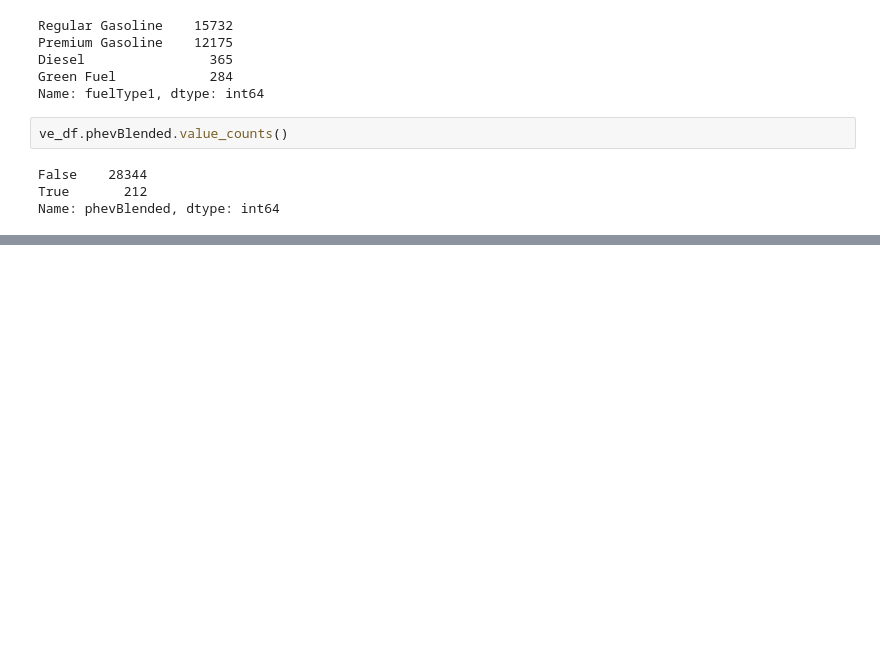
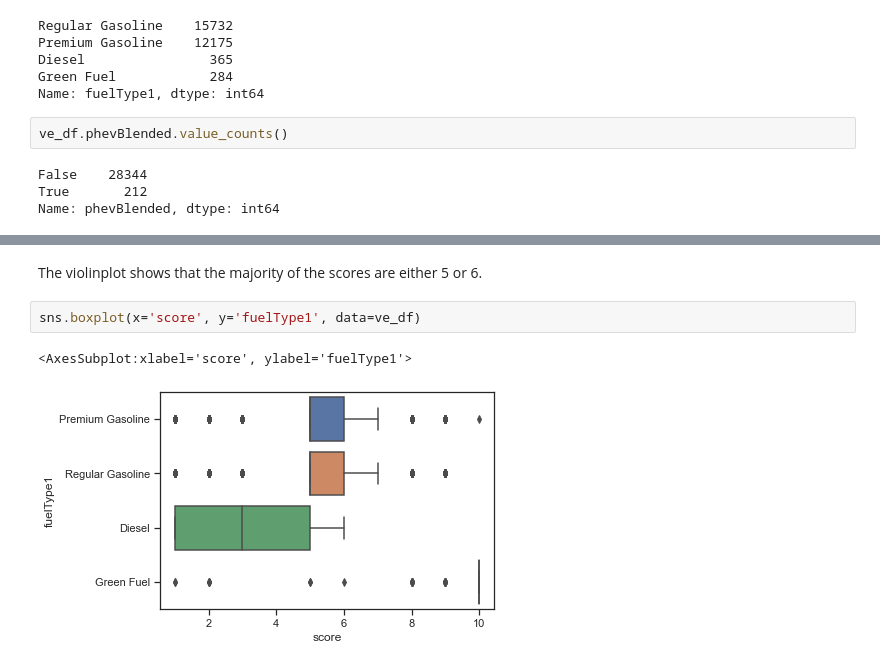
Before and after one commit to montimaj/ist5520-fs21-g4-mlproj, a Jupyter notebook: Project_Data_Analysis_IST5520_FS21_g4.ipynb, the cells around one changed output, grey strips where cells are left out. Drawn from its saved outputs; the diff is of its cells as text; blank space fills up the shorter version.

```diff
--- a/Project_Data_Analysis_IST5520_FS21_g4.ipynb
+++ b/Project_Data_Analysis_IST5520_FS21_g4.ipynb
@@ -424,0 +508,7 @@ ve_df.head()
+# %% [markdown]
+The violinplot shows that the majority of the scores are either 5 or 6.
+# %%
+sns.boxplot(x='score', y='fuelType1', data=ve_df)
+# %% [output]
+<AxesSubplot:xlabel='score', ylabel='fuelType1'>
+[figure, added]
```
Also changed, not shown: parts of 33 cells of this notebook, 2 other files.
